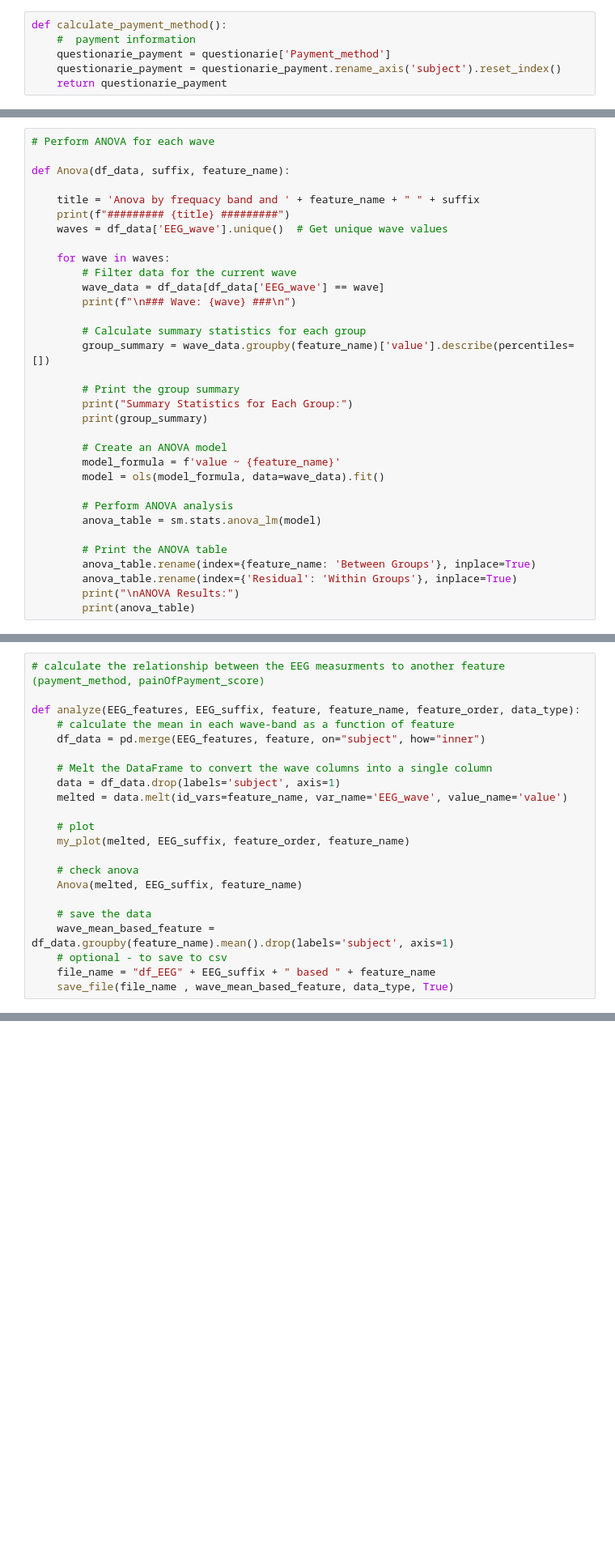
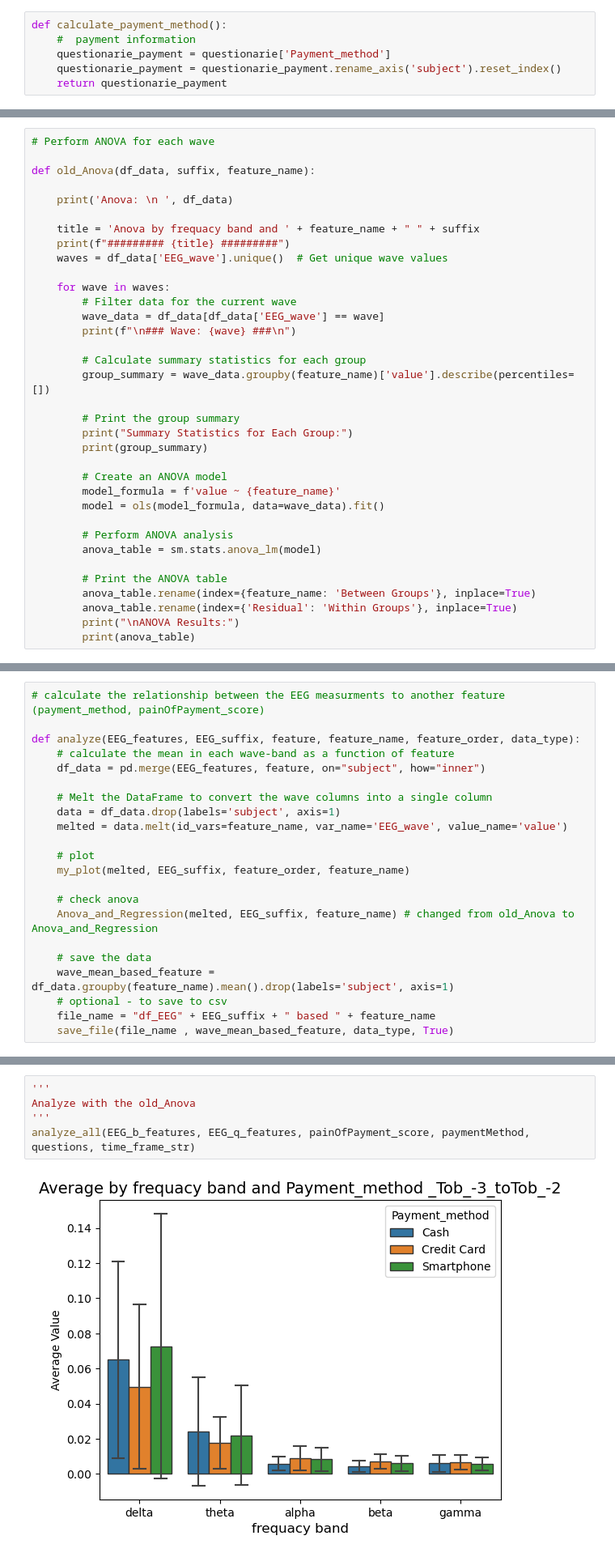
Before and after one commit to mayyona/pain_of_payment, a Jupyter notebook: EEGanalysis_may.ipynb, the cells around one changed output, grey strips where cells are left out. Shown at 81% size. Saved outputs shown, nothing was run; the diff lists cells and outputs as text; blank space fills up the shorter version.

Commit message:
added 2-way Anova and regression

```diff
--- a/EEGanalysis_may.ipynb
+++ b/EEGanalysis_may.ipynb
@@ -433,7 +433,9 @@ def my_plot(df_data, suffix, columns_order, feature_name):
 # %%
 # Perform ANOVA for each wave
 
-def Anova(df_data, suffix, feature_name):
+def old_Anova(df_data, suffix, feature_name):
+
+    print('Anova: \n ', df_data)
 
     title = 'Anova by frequacy band and ' + feature_name + " " + suffix
     print(f"######### {title} #########")
@@ -478,7 +523,7 @@ def analyze(EEG_features, EEG_suffix, feature, feature_name, feature_order, data
     my_plot(melted, EEG_suffix, feature_order, feature_name)
 
     # check anova
-    Anova(melted, EEG_suffix, feature_name)
+    Anova_and_Regression(melted, EEG_suffix, feature_name) # changed from old_Anova to Anova_and_Regression
 
     # save the data
     wave_mean_based_feature = df_data.groupby(feature_name).mean().drop(labels='subject', axis=1)
@@ -669,3 +714,10 @@ num subject is  12
 [Parallel(n_jobs=1)]: Done   1 out of   1 | elapsed:    0.0s remaining:    0.0s
 [Parallel(n_jobs=1)]: Done   1 out of   1 | elapsed:    0.0s finished
 ... (188 outputs left out)
+# %%
+'''
+Analyze with the old_Anova
+'''
+analyze_all(EEG_b_features, EEG_q_features, painOfPayment_score, paymentMethod, questions, time_frame_str)
+# %% [output]
+[figure, added]
```
Also changed, not shown: parts of 3 cells of this notebook.
